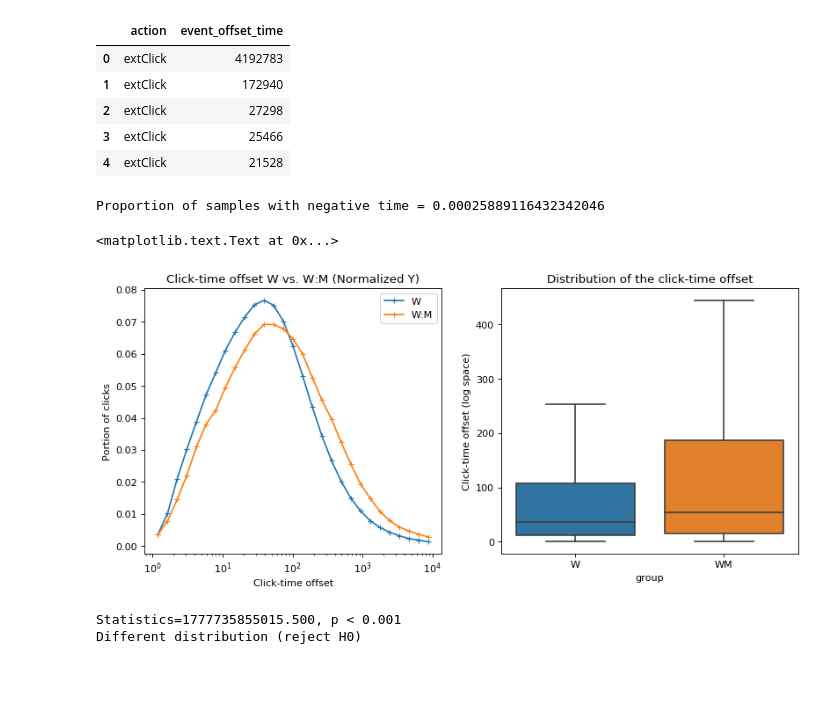
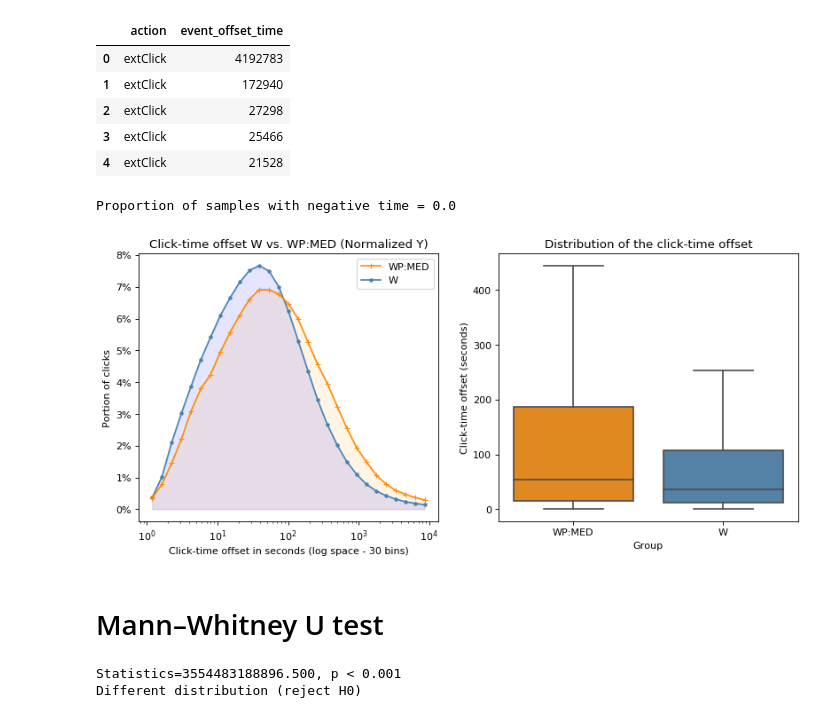
Before and after one commit to elifesciences-publications/wiki-citation-usage, a Jupyter notebook: notebooks/events--time-to-event.ipynb, the cells around one changed output. Cells and saved outputs as stored; diff of their text form; code cells hidden in the pictures; blank space fills up the shorter version.

```diff
--- a/notebooks/events--time-to-event.ipynb
+++ b/notebooks/events--time-to-event.ipynb
@@ -118,6 +156,13 @@ wpm_click_time_offset.head()
+# %%
+w_click_time_offset['group'] = "W"
+wpm_click_time_offset['group'] = "WP:MED"
+w_click_time_offset['event_offset_time_seconds'] = w_click_time_offset["event_offset_time"]/1000
+wpm_click_time_offset['event_offset_time_seconds'] = wpm_click_time_offset["event_offset_time"]/1000
+
+all_event_time = w_click_time_offset.append(wpm_click_time_offset)
 # %%
 # fix data collection errors
 error_rate = len(all_event_time[all_event_time.event_offset_time<=0])/len(all_event_time)
 print("Proportion of samples with negative time = {}".format(error_rate))
 # %% [output]
-Proportion of samples with negative time = 0.00025889116432342046
+Proportion of samples with negative time = 0.0
@@ -127,7 +168,0 @@ wpm_click_time_offset = wpm_click_time_offset[wpm_click_time_offset.event_offset
-# %%
-w_click_time_offset['group'] = "W"
-wpm_click_time_offset['group'] = "WM"
-w_click_time_offset['event_offset_time_seconds'] = w_click_time_offset["event_offset_time"]/1000
-wpm_click_time_offset['event_offset_time_seconds'] = wpm_click_time_offset["event_offset_time"]/1000
-
-all_event_time = w_click_time_offset.append(wpm_click_time_offset)
@@ -137,45 +169,53 @@ all_event_time = w_click_time_offset.append(wpm_click_time_offset)
 # %%
 from scipy.stats import binned_statistic
 
 
 def get_normalized_hist(bins, data):
     total_elements = len(data)
     groups = binned_statistic(data, data, bins = bins, statistic = lambda r: len(r) / total_elements)
     bin_centers = pd.Series(groups.bin_edges).rolling(2, 2).mean().dropna()
     return bin_centers, groups.statistic
 
 bins = np.logspace(0, 4, 30, base=10)
 
 w_distribution = get_normalized_hist(bins, w_click_time_offset.event_offset_time_seconds)
-wm_distribution = get_normalized_hist(bins, wpm_click_time_offset.event_offset_time_seconds)
+wpm_distribution = get_normalized_hist(bins, wpm_click_time_offset.event_offset_time_seconds)
 
 figure(num=None, figsize=(12, 5), dpi=80, facecolor='w', edgecolor='k')
+
+# Histogram
 plt.subplot(121)
+ax = plt.plot(wpm_distribution[0], wpm_distribution[1], marker='+', label="WP:MED", color="darkorange", zorder=2)
+plt.gca().fill_between(wpm_distribution[0], wpm_distribution[1], color = 'orange', alpha = 0.1)
+ax = plt.plot(w_distribution[0], w_distribution[1], marker='.', label="W", color="steelblue", zorder=1)
+plt.gca().fill_between(w_distribution[0], w_distribution[1], color = 'blue', alpha = 0.1)
+plt.gca().legend(loc="upper right")
+plt.gca().set_xscale("log", nonposx='clip')
+plt.title("Click-time offset W vs. WP:MED (Normalized Y)")
+plt.xlabel("Click-time offset in seconds (log space - 30 bins)")
+plt.ylabel("Portion of clicks")
+vals = plt.gca().get_yticks()
+plt.gca().set_yticklabels(['{:,.0%}'.format(x) for x in vals])
+
+# Box plot
+plt.subplot(122)
+my_pal = {"WP:MED": "darkorange", "W": "steelblue"}
+sns.boxplot(x="group", y="event_offset_time_seconds", data=all_event_time,
+            showfliers=False, order=["WP:MED", "W"], palette=my_pal)
+plt.ylabel("Click-time offset (seconds)")
+plt.xlabel("Group")
+plt.title("Distribution of the click-time offset")
 
 
-ax = plt.plot(w_distribution[0], w_distribution[1], marker='+', label="W")
-ax = plt.plot(wm_distribution[0], wm_distribution[1], marker='+', label="W:M")
-
-plt.gca().legend(loc="upper right")
-plt.gca().set_xscale("log", nonposx='clip')
-
-
-plt.title("Click-time offset W vs. W:M (Normalized Y)")
-plt.xlabel("Click-time offset")
-plt.ylabel("Portion of clicks")
-
-plt.subplot(122)
-
-sns.boxplot(x="group", y="event_offset_time_seconds", data=all_event_time, showfliers=False)
-plt.ylabel("Click-time offset (log space)")
-plt.title("Distribution of the click-time offset")
+plt.savefig("first_click_time.pdf")
 # %% [output]
-<matplotlib.text.Text at 0x...>
-[figure, old version]
+[figure, new version]
+# %% [markdown]
+# Mann–Whitney U test
 # %%
 from scipy.stats import mannwhitneyu
 
-# compare samples
+# compare distributions
 stat, p = mannwhitneyu(w_click_time_offset.event_offset_time_seconds, wpm_click_time_offset.event_offset_time_seconds)
 alpha = 0.001
 if p < alpha:
@@ -188,5 +228,5 @@ if p > alpha:
 else:
     print('Different distribution (reject H0)')
 # %% [output]
-Statistics=1777735855015.500, p < 0.001
+Statistics=3554483188896.500, p < 0.001
 Different distribution (reject H0)
```
Also changed, not shown: parts of 13 cells of this notebook, 5 other files.
